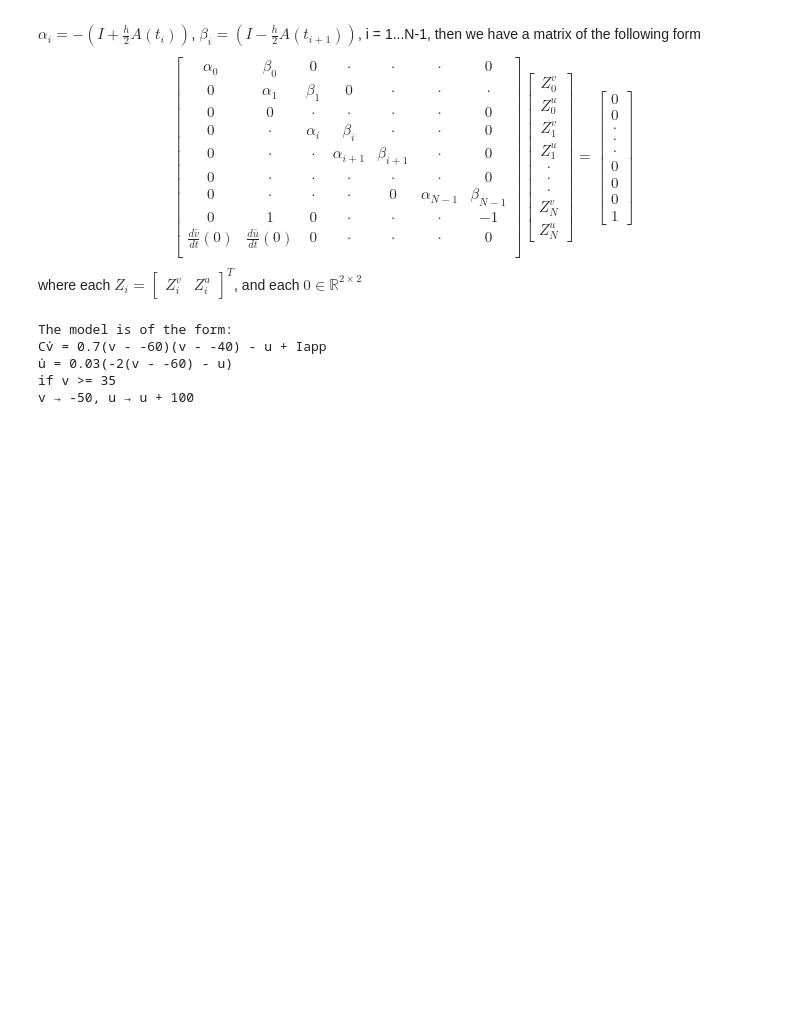
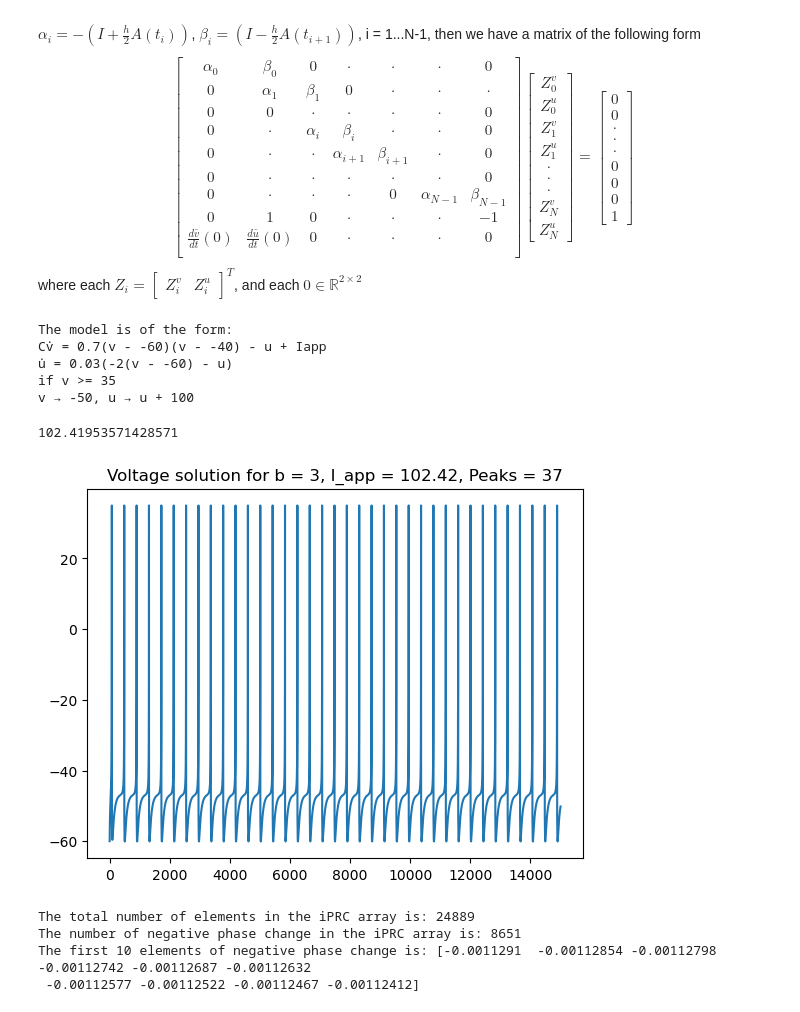
Before and after one commit to III-Derek/USRA-2024, a Jupyter notebook: phase_model.ipynb, the cells around one changed output. Saved outputs shown, nothing was run; the diff lists cells and outputs as text; code cells hidden in the pictures; blank space fills up the shorter version.

```diff
--- a/phase_model.ipynb
+++ b/phase_model.ipynb
@@ -797,3 +735,36 @@ Cv̇ = 0.7(v - -60)(v - -40) - u + Iapp
 u̇ = 0.03(-2(v - -60) - u)
 if v >= 35
 v → -50, u → u + 100
+# %%
+# It seems that decreasing d increase the number of spikes fired for the same
+# value of b. For example the neuron with b = -2 fires 16 peaks at d = 100, while
+# the neuron with b = -2 fires 17 peaks at d = 50, and the neuron with b = -2 fires
+# 140 peaks at d = 20. This may indicates we are further away from the current
+# threshold at which the neuron fires. However, for larger values the b, the
+# neuron first starts firing at the current bifurcation I_b, and fires before the
+# current bifurcaiton I_b.
+simple_model.d = 100
+simple_model.b = 3
+h = 0.1
+T = 3000 * 5
+I_app = np.zeros(int(T/h)) +  simple_model.I_b() * 0.9923 #use 0.978 for b = 5 #use 0.984 for b = 4
+print(I_app[0])
+voltage_soln = simple_model.forward_euler(IC, h, T, I_app)
+plt.plot(voltage_soln['time'], voltage_soln['voltage'])
+plt.title(f"Voltage solution for b = {simple_model.b}, I_app = {round(I_app[-1], 2)}, Peaks = {len(voltage_soln['peak index'])}")
+plt.show()
+# %% [output]
+102.41953571428571
+[figure, added]
+# %%
+simple_model.b = 3
+result = simple_model.interaction_func(IC, 0.8, 0)
+phase_delay = np.where(result['iPRC y'] < 0)
+print(f'The total number of elements in the iPRC array is: {len(result["iPRC y"])}')
+print(f'The number of negative phase change in the iPRC array is: {len(phase_delay[0])}')
+print(f'The first 10 elements of negative phase change is: {result["iPRC y"][phase_delay[0][0:10]]}')
+# %% [output]
+The total number of elements in the iPRC array is: 24889
+The number of negative phase change in the iPRC array is: 8651
+The first 10 elements of negative phase change is: [-0.0011291  -0.00112854 -0.00112798 -0.00112742 -0.00112687 -0.00112632
+ -0.00112577 -0.00112522 -0.00112467 -0.00112412]
```
Also changed, not shown: parts of 18 cells of this notebook.
